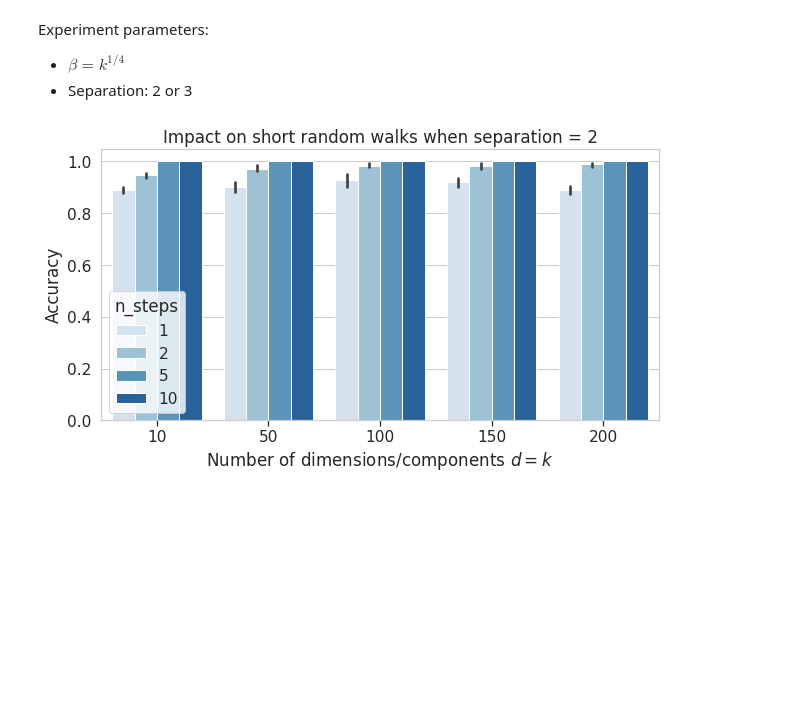
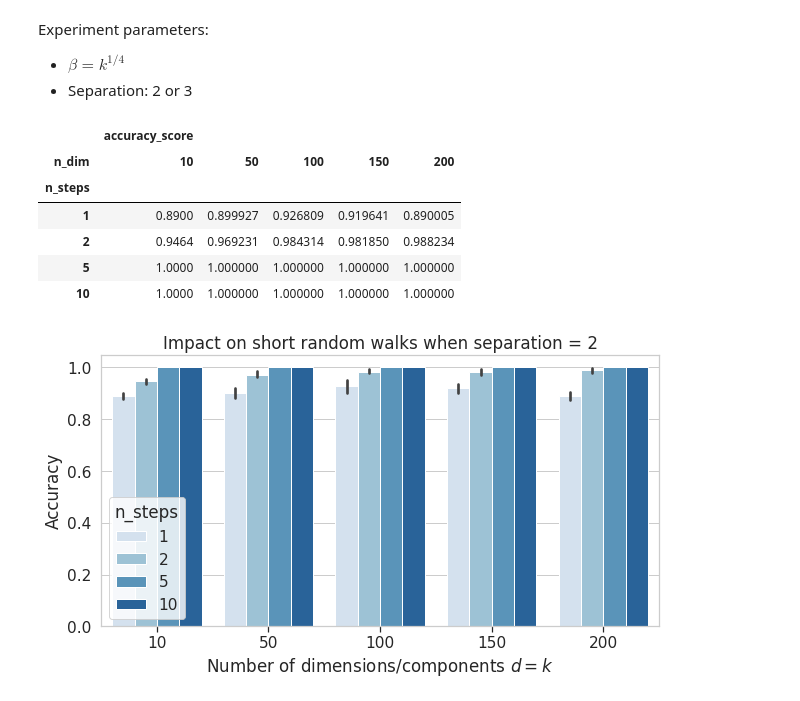
Before and after one commit to sheikhomar/mixture-learning, a Jupyter notebook: notebooks/03-initial-results.ipynb, the cells around one changed output. Drawn from its saved outputs; the diff is of its cells as text; code cells hidden in the pictures; blank space fills up the shorter version.

```diff
--- a/notebooks/03-initial-results.ipynb
+++ b/notebooks/03-initial-results.ipynb
@@ -83,6 +180,20 @@ with sns.plotting_context("notebook", font_scale=1.4):
 Experiment parameters:
 - $\beta = k^{1/4}$
 - Separation: 2 or 3
+# %%
+filter_steps_01 = df_data.experiment_name == "dim_steps_01"
+df_ff = df_data[(filter_steps_01)].copy()
+
+df_grouped = df_ff.groupby(["n_dim", "n_steps"])[["accuracy_score"]].mean().reset_index()
+df_grouped.pivot(index=["n_steps"], columns=["n_dim"], values=["accuracy_score"])
+# %% [output]
+|  | accuracy_score |  |  |  |  |
+| n_dim | 10 | 50 | 100 | 150 | 200 |
+| n_steps |  |  |  |  |  |
+| 1 | 0.8900 | 0.899927 | 0.926809 | 0.919641 | 0.890005 |
+| 2 | 0.9464 | 0.969231 | 0.984314 | 0.981850 | 0.988234 |
+| 5 | 1.0000 | 1.000000 | 1.000000 | 1.000000 | 1.000000 |
+| 10 | 1.0000 | 1.000000 | 1.000000 | 1.000000 | 1.000000 |
 # %%
 filter_steps_01 = df_data.experiment_name == "dim_steps_01"
 df_data_filtered = df_data[filter_steps_01].copy()
```
Also changed, not shown: parts of 22 cells of this notebook, 1 other file.
